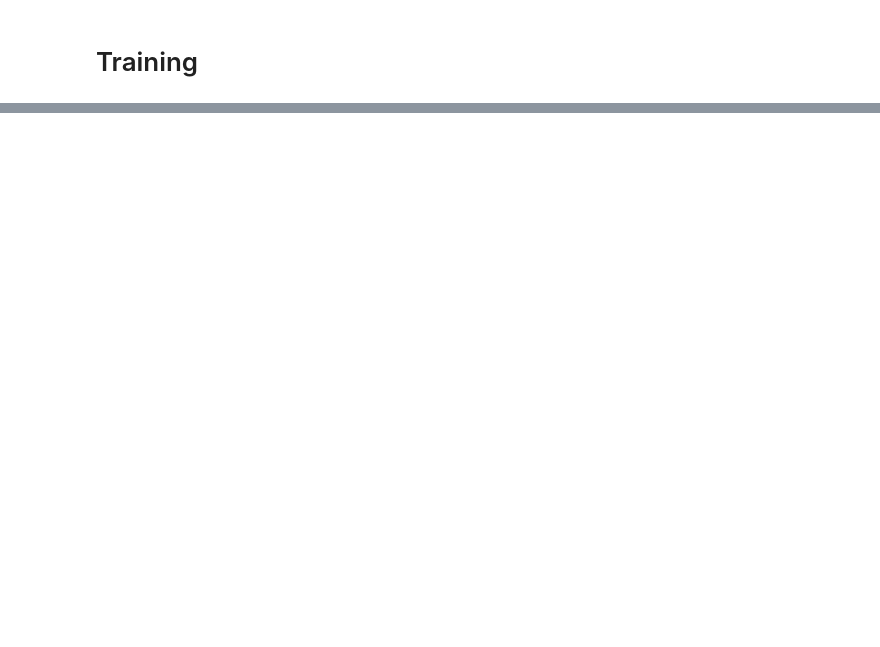
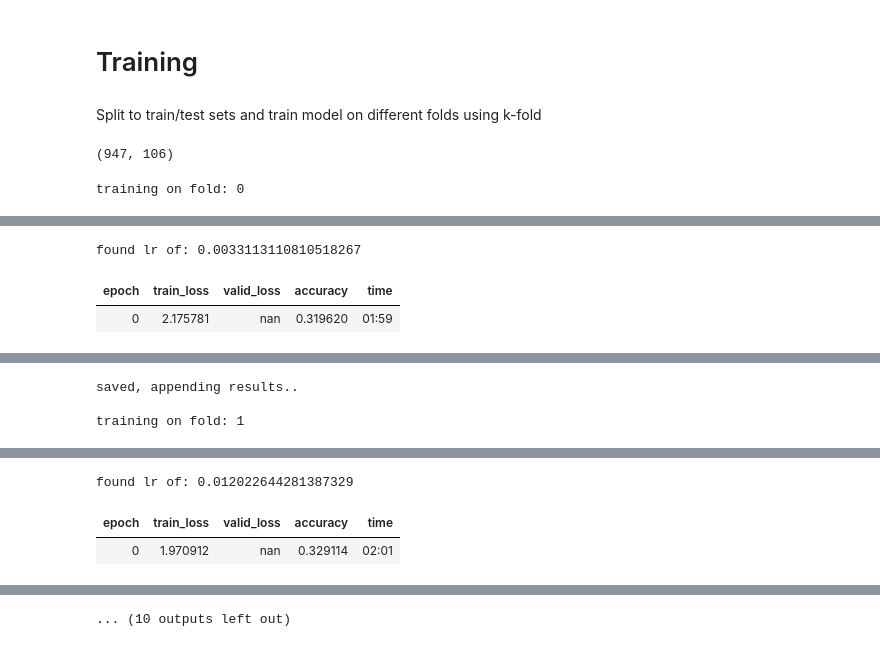
Before and after one commit to Teo03/cassava, a Jupyter notebook: pipeline/cassava-training.ipynb, the cells around one changed output, grey strips where cells are left out. Cells and saved outputs as stored; diff of their text form; code cells hidden in the pictures; blank space fills up the shorter version.

Commit message:
now training using k-fold

```diff
--- a/pipeline/cassava-training.ipynb
+++ b/pipeline/cassava-training.ipynb
@@ -62,4 +132,0 @@ block = DataBlock(
-# %%
-dls = block.dataloaders(full_df, bs=64)
-
-dls.show_batch()
@@ -90,4 +133,2 @@ def train(dl, arch, epochs=25, freeze_epochs=10):
 # %% [markdown]
 # Training
-# %%
-learn = train(dls, resnet18, 1, 1)
@@ -95,0 +135,54 @@ learn.export(Path("fastai-model.pkl"))
+# %% [markdown]
+Split to train/test sets and train model on different folds using k-fold
+# %%
+train_df, test_df = train_test_split(full_df, test_size=0.1)
+# %%
+len(train_df), len(test_df)
+# %% [output]
+(947, 106)
+# %%
+skf = StratifiedKFold(n_splits=cfg.folds, shuffle=True)
+
+val_pct = []
+test_pct = []
+i = 0
+
+for train_index, val_index in skf.split(train_df.index, train_df['label']):
+
+    print(f'training on fold: {i} \n' )
+
+    train_block = DataBlock(
+            blocks=(ImageBlock, CategoryBlock),
+            get_x=get_x,
+            get_y=get_y,
+            splitter=IndexSplitter(val_index),
+            item_tfms= [
+                AlbumentationsTransform(
+                    get_train_aug(size=cfg.image_size),
+                    get_valid_aug(size=cfg.image_size)
+                )
+            ],
+            batch_tfms=[Normalize.from_stats(*imagenet_stats)]
+        )
+
+    dls = train_block.dataloaders(train_df, bs=cfg.batch_size)
+    test_dl = dls.test_dl(test_df, with_labels=True, bs=cfg.batch_size)
+
+
+    learn = train(dls, i)
+
+    _, val = learn.validate()
+    _, test = learn.validate(dl=test_dl)
+
+
+    print('saved, appending results.. \n')
+
+    val_pct.append(val)
+    test_pct.append(test)
+
+    i+=1
+
+print(f'Validation\nmean: {np.mean(val_pct)}\nstd: {np.std(val_pct)}\n')
+print(f'Test\nmean: {np.mean(test_pct)}\nstd: {np.std(test_pct)}\n')
+# %% [output]
+training on fold: 0
@@ -95,0 +190,3 @@ learn.export(Path("fastai-model.pkl"))
+found lr of: 0.0033113110810518267
+| epoch | train_loss | valid_loss | accuracy | time |
+| 0 | 2.175781 | nan | 0.319620 | 01:59 |
@@ -95,0 +195,3 @@ learn.export(Path("fastai-model.pkl"))
+saved, appending results..
+
+training on fold: 1
@@ -95,0 +199,3 @@ learn.export(Path("fastai-model.pkl"))
+found lr of: 0.012022644281387329
+| epoch | train_loss | valid_loss | accuracy | time |
+| 0 | 1.970912 | nan | 0.329114 | 02:01 |
@@ -95,0 +204 @@ learn.export(Path("fastai-model.pkl"))
+... (10 outputs left out)
```
Also changed, not shown: parts of 18 cells of this notebook, 5 other files.
